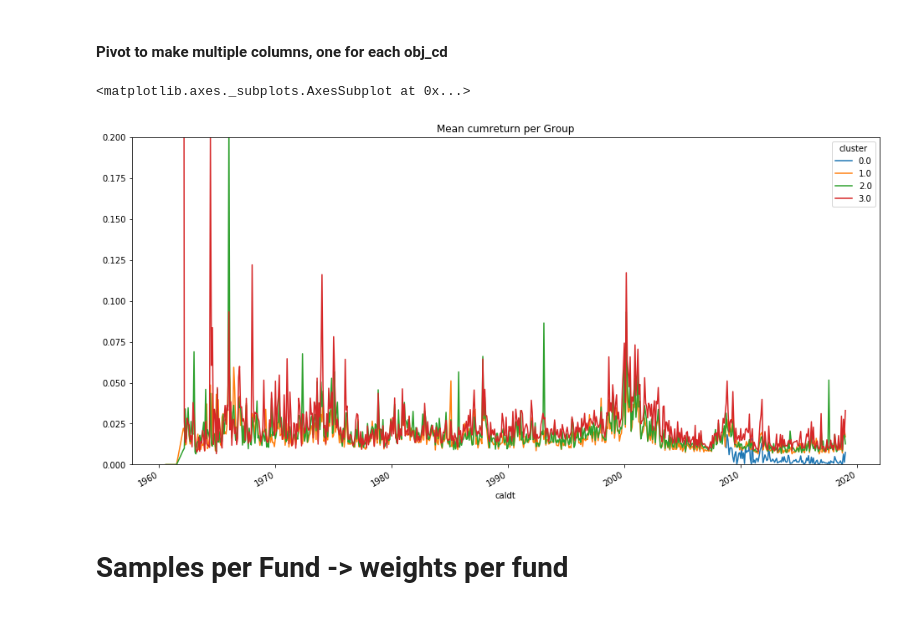
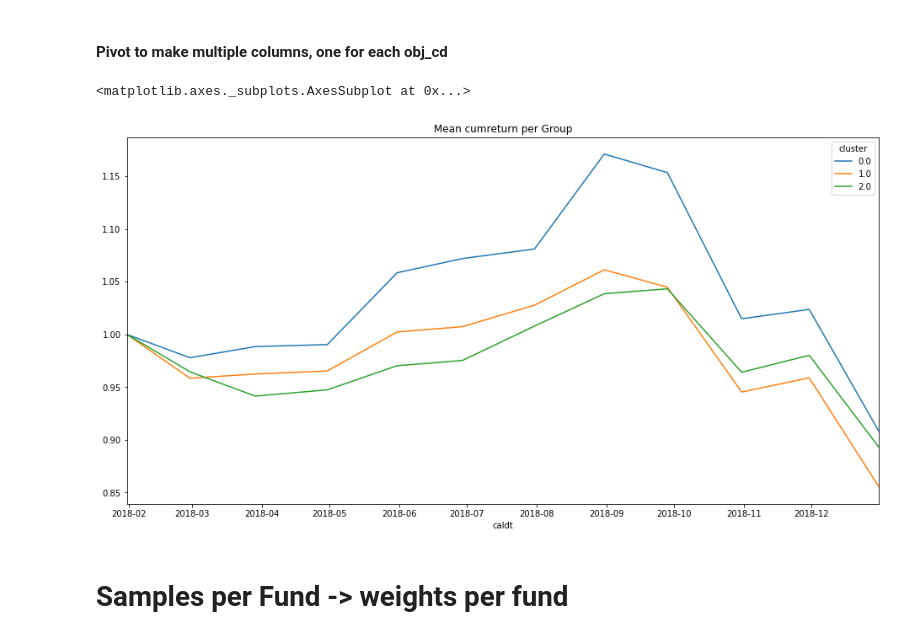
Before and after one commit to Amglex/Mutual-Funds, a Jupyter notebook: notebooks/05 - Mean return per Style.ipynb, the cells around one changed output. Drawn from its saved outputs; the diff is of its cells as text; code cells hidden in the pictures.

```diff
--- a/notebooks/05 - Mean return per Style.ipynb
+++ b/notebooks/05 - Mean return per Style.ipynb
@@ -150,9 +212,8 @@ pd.DataFrame(holdings.sum(1)).plot()
 # %%
-%%time
 print('Start kMeans...')
-kmeans = KMeans(n_clusters = 4,
+kmeans = KMeans(n_clusters = 3,
                 verbose = True,
-                n_init = 5, # Number of runs
+                n_init = 10, # Number of runs
                 n_jobs= -1,
                 random_state=0).fit(holdings)
 # %% [output]
@@ -199,6 +250,6 @@ summary.sample()
 # %%
 returns_merged = returns.merge(summary, how='left', left_on='crsp_fundno',right_on='fund_no')
 returns_merged = returns_merged.dropna(axis = 0, how = 'any')
-returns_merged = returns_merged[['caldt','fund_no','port_no','mret','crsp_obj_cd','cluster']]
+returns_merged = returns_merged[['caldt','fund_no','port_no','mret','lipper_class','cluster']]
 returns_merged.sample()
 # %% [output]
@@ -215,25 +266,24 @@ array([3., 1., 2., 0.])
 # %%
 # Analysis of selected funds
 returns_clus = returns_merged.groupby(['cluster','caldt'])['mret'].agg(['mean','count','std'])
-returns_clus['cummean'] = returns_clus.groupby('cluster')[['mean']].apply(cumreturn)
+returns_clus['cumret'] = returns_clus.groupby('cluster')[['mean']].apply(cumreturn)
 # %% [markdown]
 #### Pivot to make multiple columns, one for each obj_cd
 # %%
 returns_clus = returns_clus.pivot_table(
-        values='std',
+        values='cumret',
         index=['caldt'],
         columns='cluster')
 # %%
 returns_clus.plot(
               kind='line',
               use_index=True,
               figsize=(16,8),
               title='Mean cumreturn per Group',
-              legend='best',
-              ylim=(0,0.2))
+              legend='best')
 # %% [output]
 <matplotlib.axes._subplots.AxesSubplot at 0x...>
-[figure, old version]
+[figure, new version]
 # %% [markdown]
 # Samples per Fund -> weights per fund
 # %%
```
Also changed, not shown: parts of 42 cells of this notebook, 4 other files.
